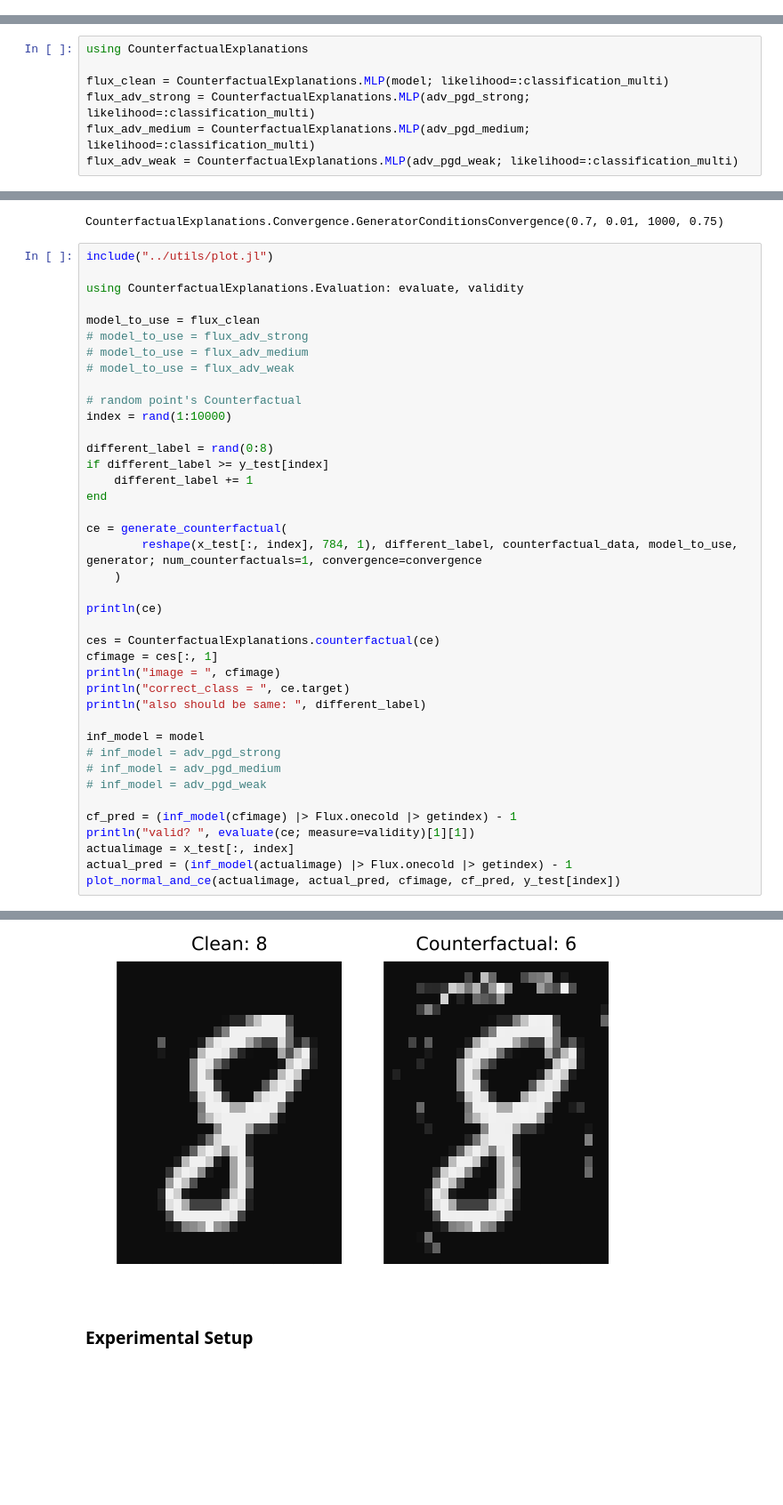
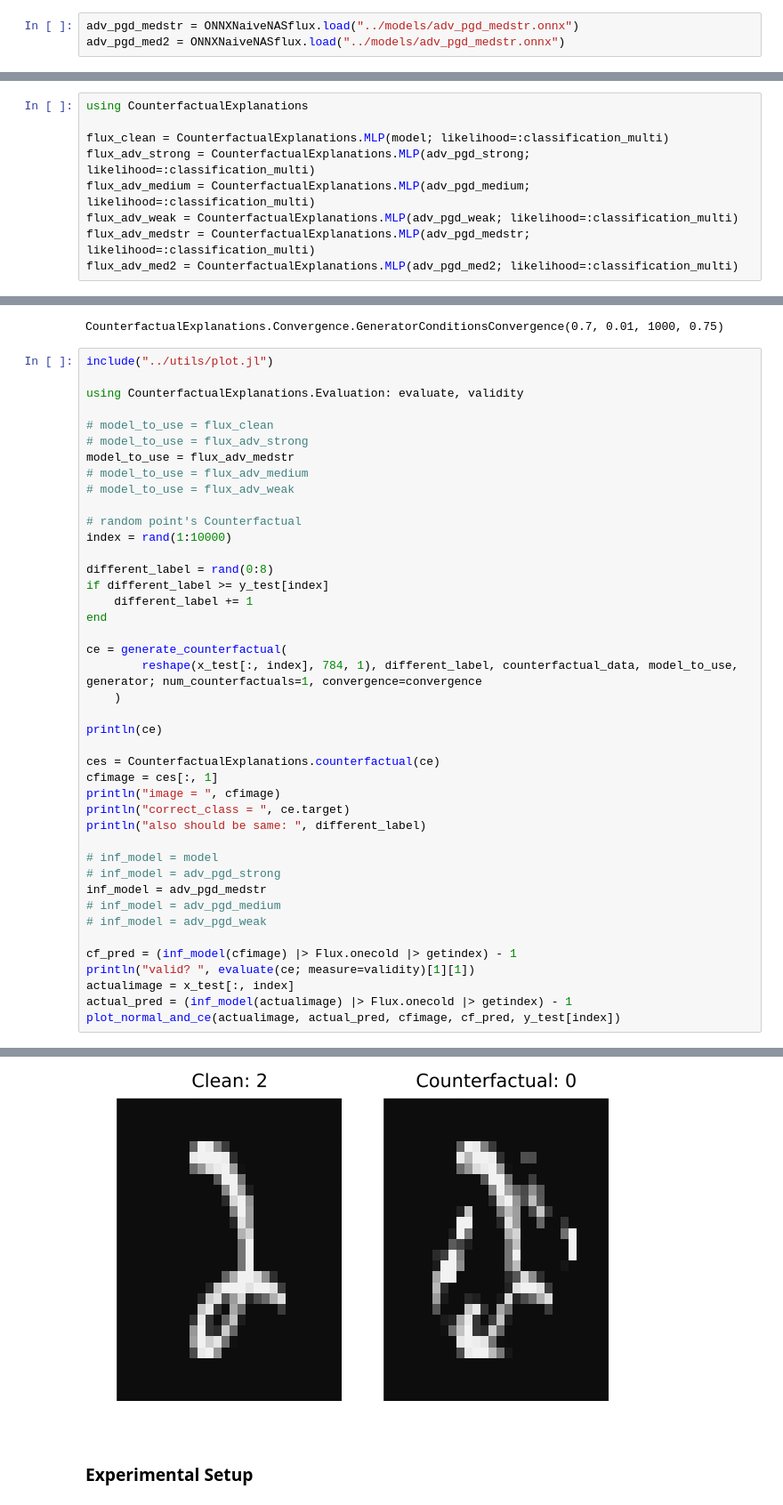
Before and after one commit to rithik83/vnn-counterfactuals, a Jupyter notebook: jl_counterfactual_generation/generate_counterfactuals.ipynb, the cells around one changed output, grey strips where cells are left out. Shown at 89% size. Saved outputs shown, nothing was run; the diff lists cells and outputs as text; blank space fills up the shorter version.

```diff
--- a/jl_counterfactual_generation/generate_counterfactuals.ipynb
+++ b/jl_counterfactual_generation/generate_counterfactuals.ipynb
@@ -19,3 +19,6 @@ CompGraph with graphsummary:
 │ Hidden         │ 2         │ 1              │ Dense(784 => 128, relu) │
 │ Output         │ 3         │ 2              │ Dense(128 => 10)        │
 └────────────────┴───────────┴────────────────┴─────────────────────────┘
+# %%
+adv_pgd_medstr = ONNXNaiveNASflux.load("../models/adv_pgd_medstr.onnx")
+adv_pgd_med2 = ONNXNaiveNASflux.load("../models/adv_pgd_medstr.onnx")
@@ -62,6 +74,8 @@ flux_clean = CounterfactualExplanations.MLP(model; likelihood=:classification_mu
 flux_adv_strong = CounterfactualExplanations.MLP(adv_pgd_strong; likelihood=:classification_multi)
 flux_adv_medium = CounterfactualExplanations.MLP(adv_pgd_medium; likelihood=:classification_multi)
 flux_adv_weak = CounterfactualExplanations.MLP(adv_pgd_weak; likelihood=:classification_multi)
+flux_adv_medstr = CounterfactualExplanations.MLP(adv_pgd_medstr; likelihood=:classification_multi)
+flux_adv_med2 = CounterfactualExplanations.MLP(adv_pgd_med2; likelihood=:classification_multi)
 # %% [output]
 CounterfactualExplanations.Models.Model(CompGraph(3 vertices), :classification_multi, CounterfactualExplanations.Models.Fitresult(CompGraph(3 vertices), Dict{Any, Any}()), MLP())
 # %% [markdown]
@@ -78,8 +92,9 @@ include("../utils/plot.jl")
 
 using CounterfactualExplanations.Evaluation: evaluate, validity
 
-model_to_use = flux_clean
+# model_to_use = flux_clean
 # model_to_use = flux_adv_strong
+model_to_use = flux_adv_medstr
 # model_to_use = flux_adv_medium
 # model_to_use = flux_adv_weak
 
@@ -103,8 +118,9 @@ println("image = ", cfimage)
 println("correct_class = ", ce.target)
 println("also should be same: ", different_label)
 
-inf_model = model
+# inf_model = model
 # inf_model = adv_pgd_strong
+inf_model = adv_pgd_medstr
 # inf_model = adv_pgd_medium
 # inf_model = adv_pgd_weak
 
@@ -126,4 +142,4 @@ True label: 8
-[figure, old version]
+[figure, new version]
 # %% [markdown]
 ### Experimental Setup
 # %%
```
Also changed, not shown: parts of 17 cells of this notebook, 15 other files.
